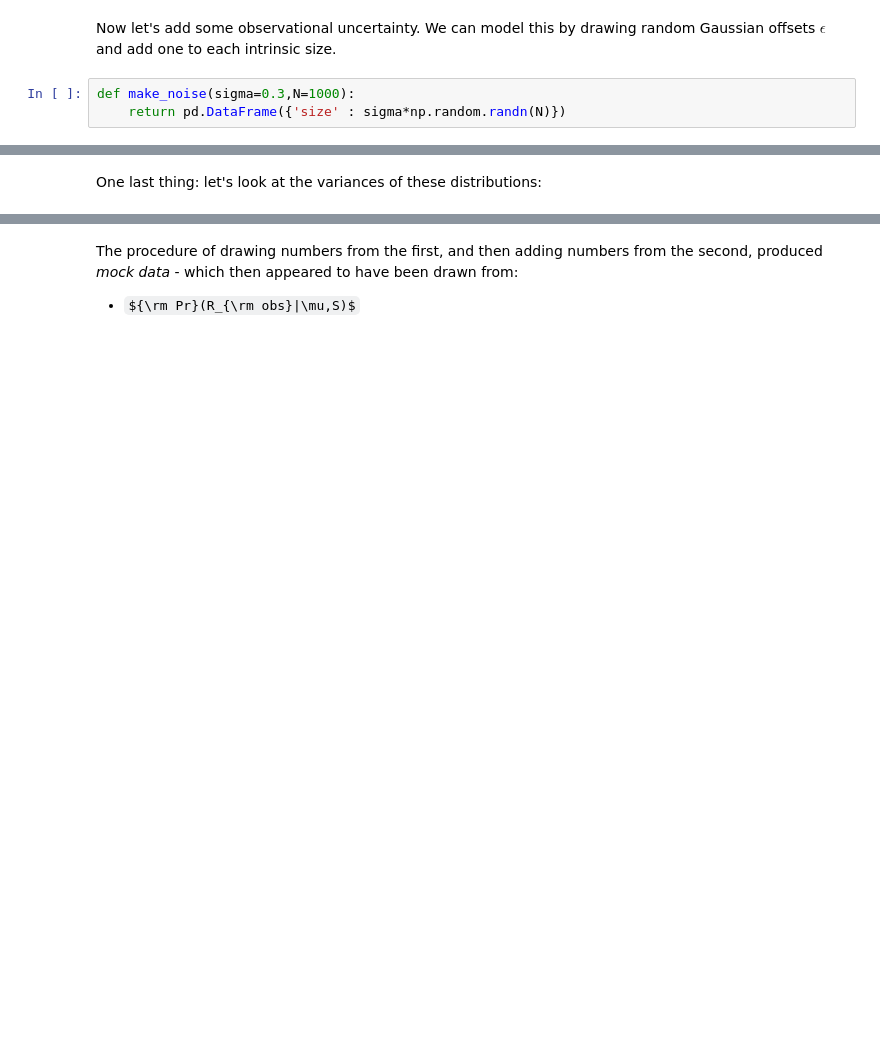
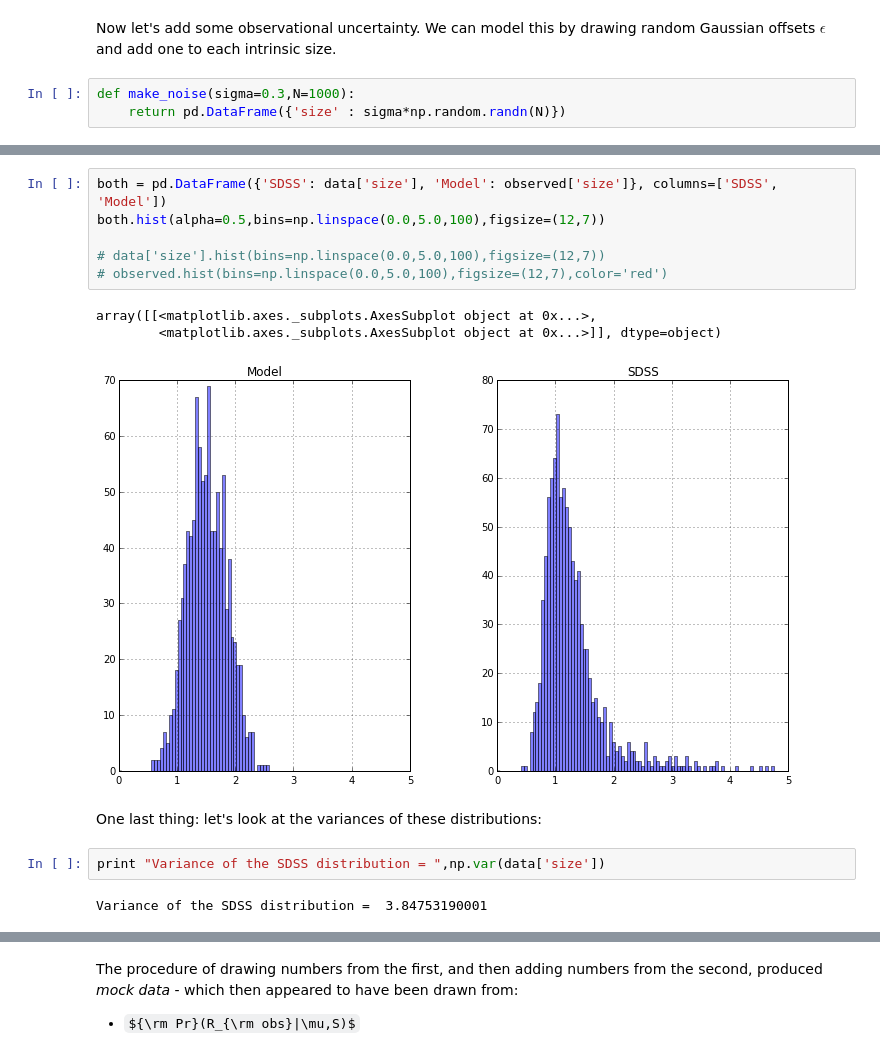
Before and after one commit to KIPAC/StatisticalMethods, a Jupyter notebook: examples/SDSScatalog/GalaxySizes.ipynb, the cells around one changed output, grey strips where cells are left out. Cells and saved outputs as stored; diff of their text form; some formulas as TeX source; blank space fills up the shorter version.

Commit message:
Finished GalaxySizes sampling demo, closes #28

```diff
--- a/examples/SDSScatalog/GalaxySizes.ipynb
+++ b/examples/SDSScatalog/GalaxySizes.ipynb
@@ -109,5 +129,19 @@ array([[<matplotlib.axes._subplots.AxesSubplot object at 0x...>]], dtype=object)
+# %%
+both = pd.DataFrame({'SDSS': data['size'], 'Model': observed['size']}, columns=['SDSS', 'Model'])
+both.hist(alpha=0.5,bins=np.linspace(0.0,5.0,100),figsize=(12,7))
+
+# data['size'].hist(bins=np.linspace(0.0,5.0,100),figsize=(12,7))
+# observed.hist(bins=np.linspace(0.0,5.0,100),figsize=(12,7),color='red')
+# %% [output]
+array([[<matplotlib.axes._subplots.AxesSubplot object at 0x...>,
+        <matplotlib.axes._subplots.AxesSubplot object at 0x...>]], dtype=object)
+[figure, added]
 # %% [markdown]
 One last thing: let's look at the variances of these distributions:
+# %%
+print "Variance of the SDSS distribution = ",np.var(data['size'])
+# %% [output]
+Variance of the SDSS distribution =  3.84753190001
 # %%
 print "Variance of the intrinsic distribution = ", np.var(intrinsic['size'])
 print "Variance of the noise = ",np.var(errors['size'])
```
Also changed, not shown: parts of 17 cells of this notebook, 3 other files.
